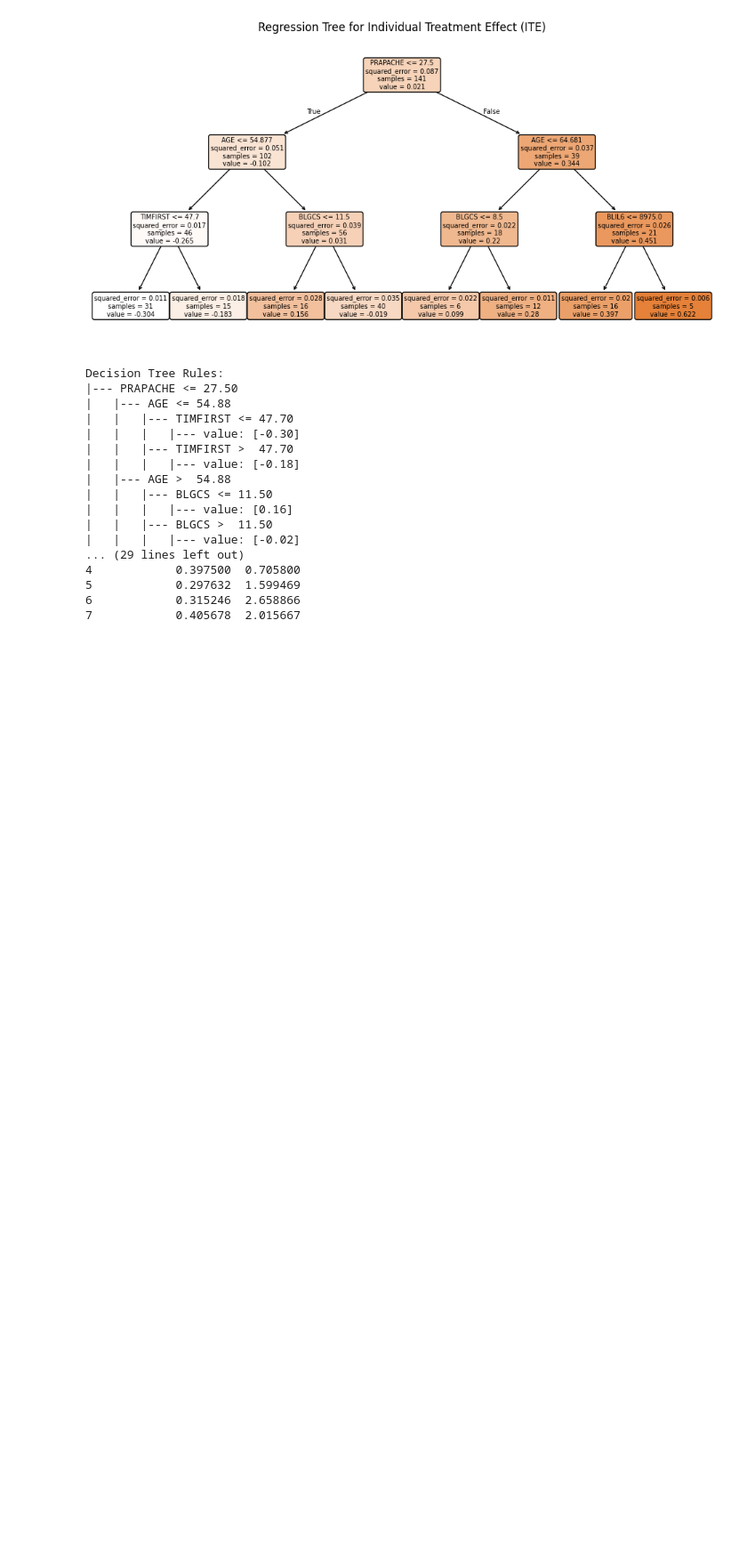
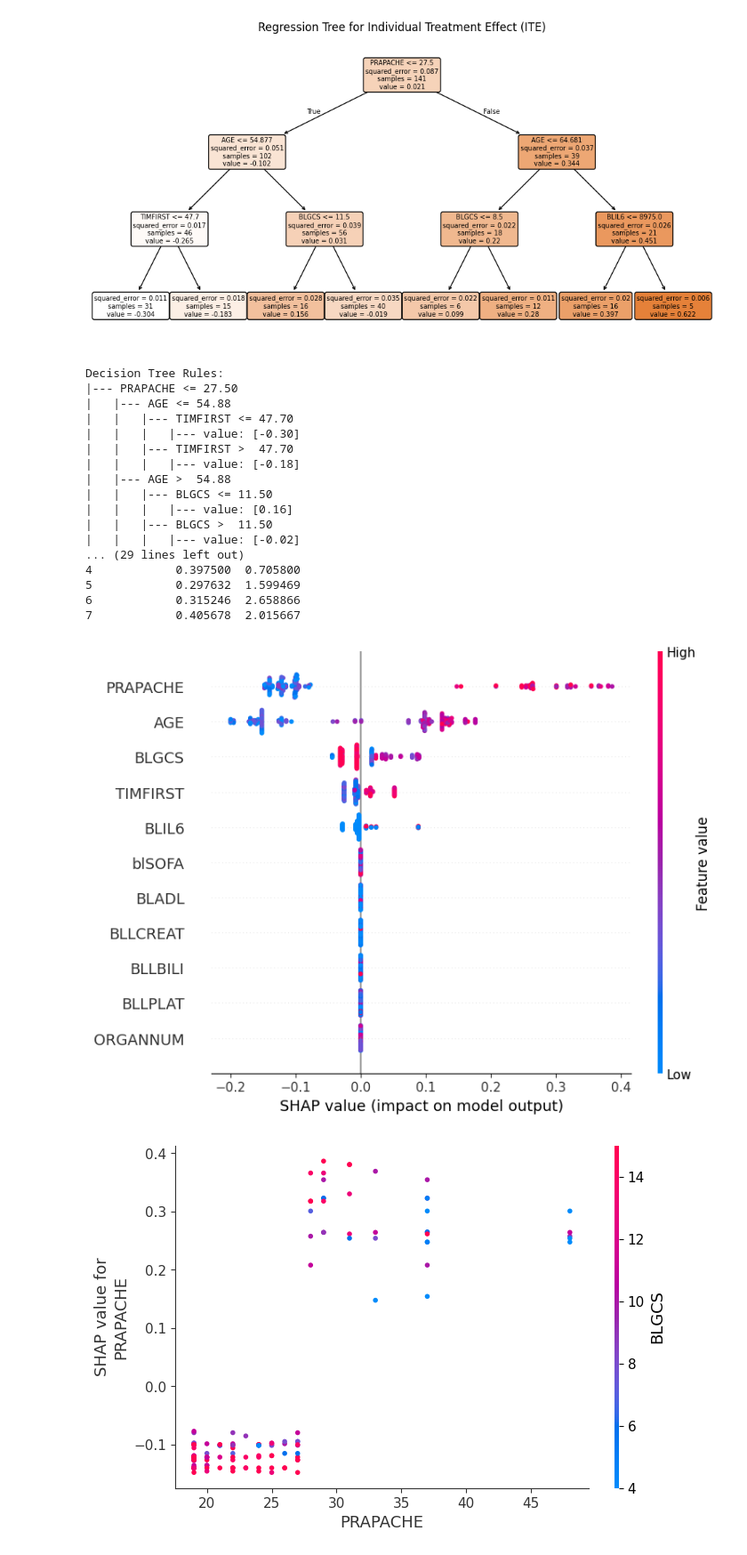
Before and after one commit to tobsilog/VTE, a Jupyter notebook: SHAP/Thesis.ipynb, the cells around one changed output. Shown at 89% size. Saved outputs shown, nothing was run; the diff lists cells and outputs as text; code cells hidden in the pictures; blank space fills up the shorter version.

Commit message:
SHAP

```diff
--- a/SHAP/Thesis.ipynb
+++ b/SHAP/Thesis.ipynb
@@ -722,13 +722,13 @@ PITEs["ITE"] = PITE
 PITEs["Treatment"] = t_V_test
 PITEs["Outcome"] = y_test
 
-regression_tree = DecisionTreeRegressor(max_depth=3, min_samples_split=10, random_state=42)
-regression_tree.fit(X_V_test, PITE)
+regression_tree_V = DecisionTreeRegressor(max_depth=3, min_samples_split=10, random_state=42)
+regression_tree_V.fit(X_V_test, PITE)
 
 # Step 3: Visualize the trained regression tree
 plt.figure(figsize=(12, 6))
 plot_tree(
-    regression_tree,
+    regression_tree_V,
     feature_names=X_V_test.columns,
     filled=True,
     rounded=True,
@@ -780,3 +780,28 @@ Decision Tree Rules:
 5            0.297632  1.599469
 6            0.315246  2.658866
 7            0.405678  2.015667
+# %%
+# Use SHAP TreeExplainer
+explainer = shap.TreeExplainer(regression_tree_V)
+shap_values = explainer.shap_values(X_V_test)
+
+# Create folder to store plots
+# os.makedirs("shap_plots", exist_ok=True)
+
+# Summary plot for regression
+shap.summary_plot(shap_values, X_V_test, show=True)
+# fig = plt.gcf()  # Get current figure object
+# fig.savefig("shap_plots/summary_plot.png", dpi=300, bbox_inches="tight")
+# plt.close(fig)  # Close specific figure
+
+# Get feature importance order (top features)
+top_features = X_double.columns[np.argsort(np.abs(shap_values).mean(axis=0))[::-1]]
+
+# Dependence plots for top 3 features
+for i, feature in enumerate(top_features[:3], start=1):
+    shap.dependence_plot(feature, shap_values, X_V_test, show=True)
+    # plt.savefig(f"shap_plots/dependence_plot_{i}_{feature}.png", dpi=300, bbox_inches="tight")
+    # plt.close()
+# %% [output]
+[figure, added]
+[figure, added]
```
Also changed, not shown: parts of 1 cell of this notebook.
